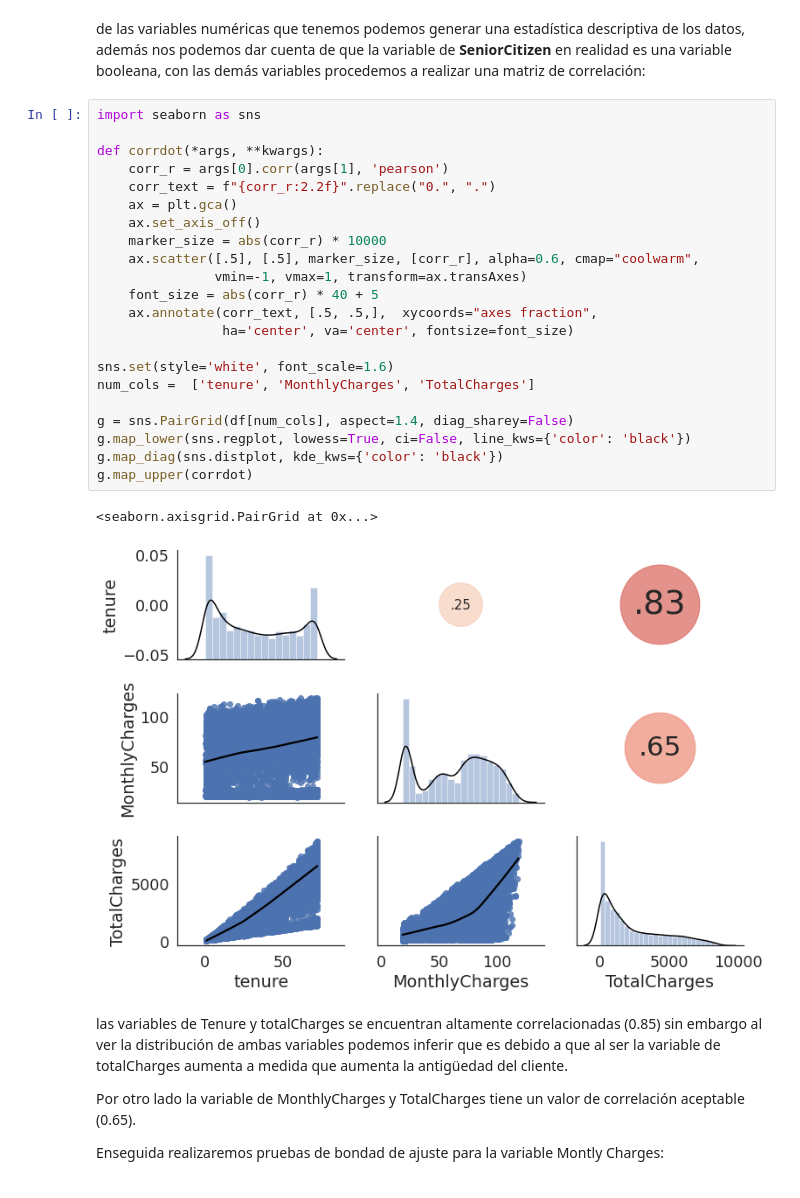
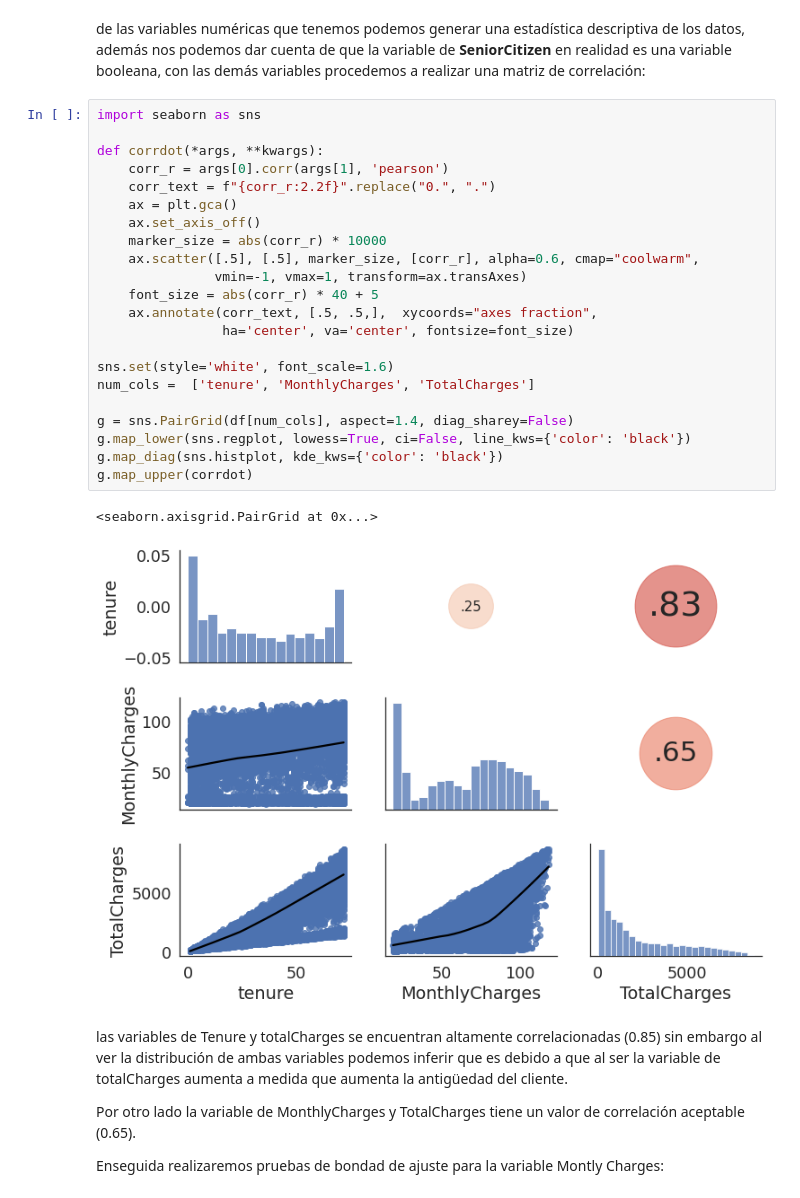
Before and after one commit to aldojda/MachineLearningUANL, a Jupyter notebook: Tarea_3_ML_estadística_Descriptiva.ipynb, the cells around one changed output. Saved outputs shown, nothing was run; the diff lists cells and outputs as text.

```diff
--- a/Tarea_3_ML_estadística_Descriptiva.ipynb
+++ b/Tarea_3_ML_estadística_Descriptiva.ipynb
@@ -128,28 +128,28 @@ de las variables numéricas que tenemos podemos generar una estadística descrip
 # %%
 import seaborn as sns
 
 def corrdot(*args, **kwargs):
     corr_r = args[0].corr(args[1], 'pearson')
     corr_text = f"{corr_r:2.2f}".replace("0.", ".")
     ax = plt.gca()
     ax.set_axis_off()
     marker_size = abs(corr_r) * 10000
     ax.scatter([.5], [.5], marker_size, [corr_r], alpha=0.6, cmap="coolwarm",
                vmin=-1, vmax=1, transform=ax.transAxes)
     font_size = abs(corr_r) * 40 + 5
     ax.annotate(corr_text, [.5, .5,],  xycoords="axes fraction",
                 ha='center', va='center', fontsize=font_size)
 
 sns.set(style='white', font_scale=1.6)
 num_cols =  ['tenure', 'MonthlyCharges', 'TotalCharges']
 
 g = sns.PairGrid(df[num_cols], aspect=1.4, diag_sharey=False)
 g.map_lower(sns.regplot, lowess=True, ci=False, line_kws={'color': 'black'})
-g.map_diag(sns.distplot, kde_kws={'color': 'black'})
+g.map_diag(sns.histplot, kde_kws={'color': 'black'})
 g.map_upper(corrdot)
 # %% [output]
 <seaborn.axisgrid.PairGrid at 0x...>
-[figure, old version]
+[figure, new version]
 # %% [markdown]
 las variables de Tenure y totalCharges se encuentran altamente correlacionadas (0.85) sin embargo al ver la distribución de ambas variables podemos inferir que es debido a que al ser la variable de totalCharges aumenta a medida que aumenta la antigüedad del cliente.
 
```
